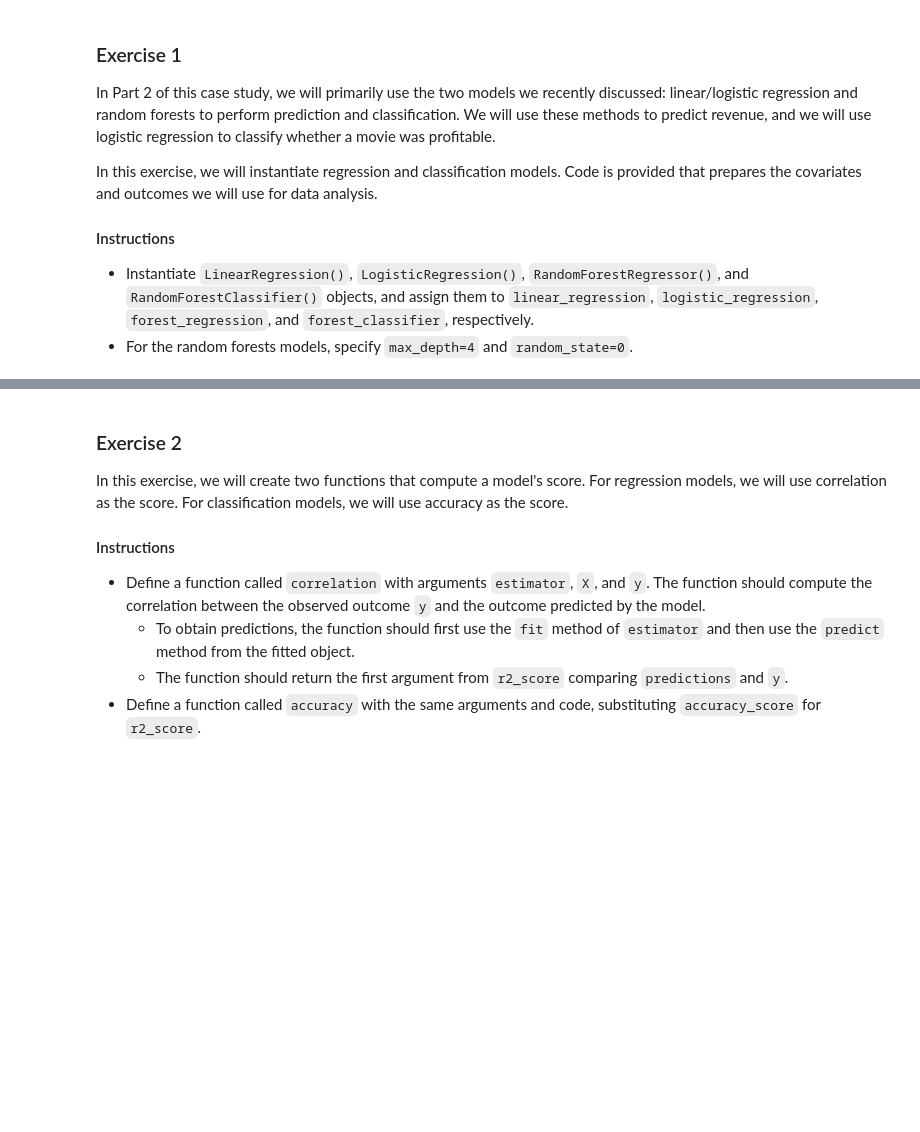
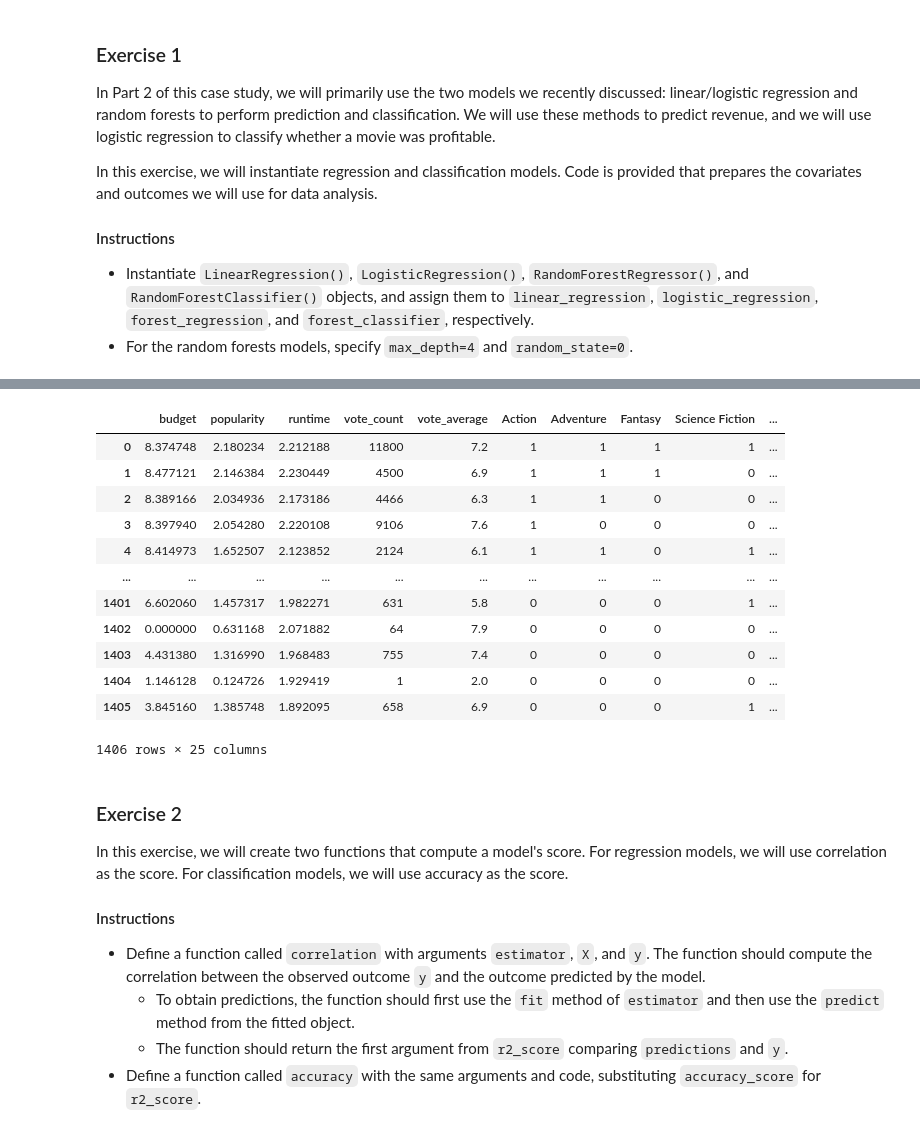
Before and after one commit to StefanSan26/Python-for-research-edx, a Jupyter notebook: CS7-linear-regression-movies/HW5-2.ipynb, the cells around one changed output, grey strips where cells are left out. Saved outputs shown, nothing was run; the diff lists cells and outputs as text; code cells hidden in the pictures; blank space fills up the shorter version.

```diff
--- a/CS7-linear-regression-movies/HW5-2.ipynb
+++ b/CS7-linear-regression-movies/HW5-2.ipynb
@@ -55,3 +71,19 @@ forest_classifier = RandomForestClassifier(max_depth=4, random_state=0)
+# %%
+covariates
+# %% [output]
+|  | budget | popularity | runtime | vote_count | vote_average | Action | Adventure | Fantasy | Science Fiction | ... |
+| 0 | 8.374748 | 2.180234 | 2.212188 | 11800 | 7.2 | 1 | 1 | 1 | 1 | ... |
+| 1 | 8.477121 | 2.146384 | 2.230449 | 4500 | 6.9 | 1 | 1 | 1 | 0 | ... |
+| 2 | 8.389166 | 2.034936 | 2.173186 | 4466 | 6.3 | 1 | 1 | 0 | 0 | ... |
+| 3 | 8.397940 | 2.054280 | 2.220108 | 9106 | 7.6 | 1 | 0 | 0 | 0 | ... |
+| 4 | 8.414973 | 1.652507 | 2.123852 | 2124 | 6.1 | 1 | 1 | 0 | 1 | ... |
+| ... | ... | ... | ... | ... | ... | ... | ... | ... | ... | ... |
+| 1401 | 6.602060 | 1.457317 | 1.982271 | 631 | 5.8 | 0 | 0 | 0 | 1 | ... |
+| 1402 | 0.000000 | 0.631168 | 2.071882 | 64 | 7.9 | 0 | 0 | 0 | 0 | ... |
+| 1403 | 4.431380 | 1.316990 | 1.968483 | 755 | 7.4 | 0 | 0 | 0 | 0 | ... |
+| 1404 | 1.146128 | 0.124726 | 1.929419 | 1 | 2.0 | 0 | 0 | 0 | 0 | ... |
+| 1405 | 3.845160 | 1.385748 | 1.892095 | 658 | 6.9 | 0 | 0 | 0 | 1 | ... |
+1406 rows × 25 columns
 # %% [markdown]
 ### Exercise 2
 
```
Also changed, not shown: parts of 1 cell of this notebook, 5 other files.
